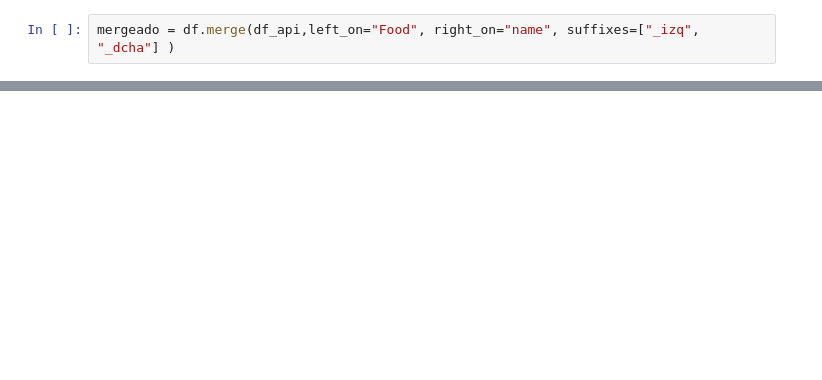
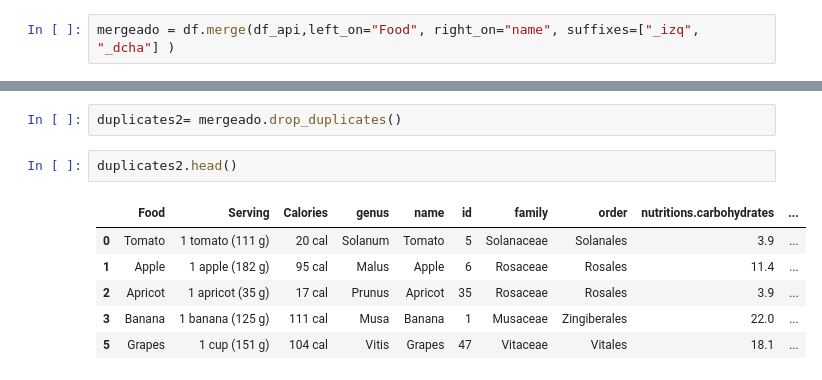
Before and after one commit to Beapsp/Pipelines-project-, a Jupyter notebook: Notebook/Untitled.ipynb, the cells around one changed output, grey strips where cells are left out. Cells and saved outputs as stored; diff of their text form; blank space fills up the shorter version.

```diff
--- a/Notebook/Untitled.ipynb
+++ b/Notebook/Untitled.ipynb
@@ -234,0 +211,11 @@ duplicates2
+# %%
+duplicates2= mergeado.drop_duplicates()
+# %%
+duplicates2.head()
+# %% [output]
+|  | Food | Serving | Calories | genus | name | id | family | order | nutritions.carbohydrates | ... |
+| 0 | Tomato | 1 tomato (111 g) | 20 cal | Solanum | Tomato | 5 | Solanaceae | Solanales | 3.9 | ... |
+| 1 | Apple | 1 apple (182 g) | 95 cal | Malus | Apple | 6 | Rosaceae | Rosales | 11.4 | ... |
+| 2 | Apricot | 1 apricot (35 g) | 17 cal | Prunus | Apricot | 35 | Rosaceae | Rosales | 3.9 | ... |
+| 3 | Banana | 1 banana (125 g) | 111 cal | Musa | Banana | 1 | Musaceae | Zingiberales | 22.0 | ... |
+| 5 | Grapes | 1 cup (151 g) | 104 cal | Vitis | Grapes | 47 | Vitaceae | Vitales | 18.1 | ... |
```
Also changed, not shown: parts of 25 cells of this notebook, 1 other file.
